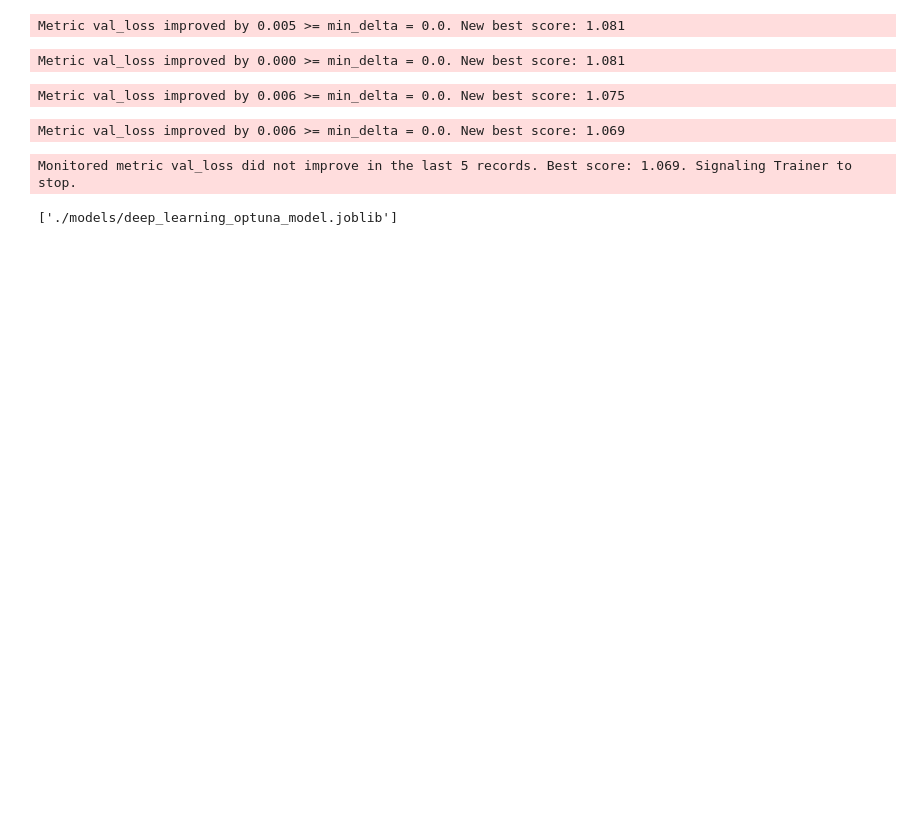
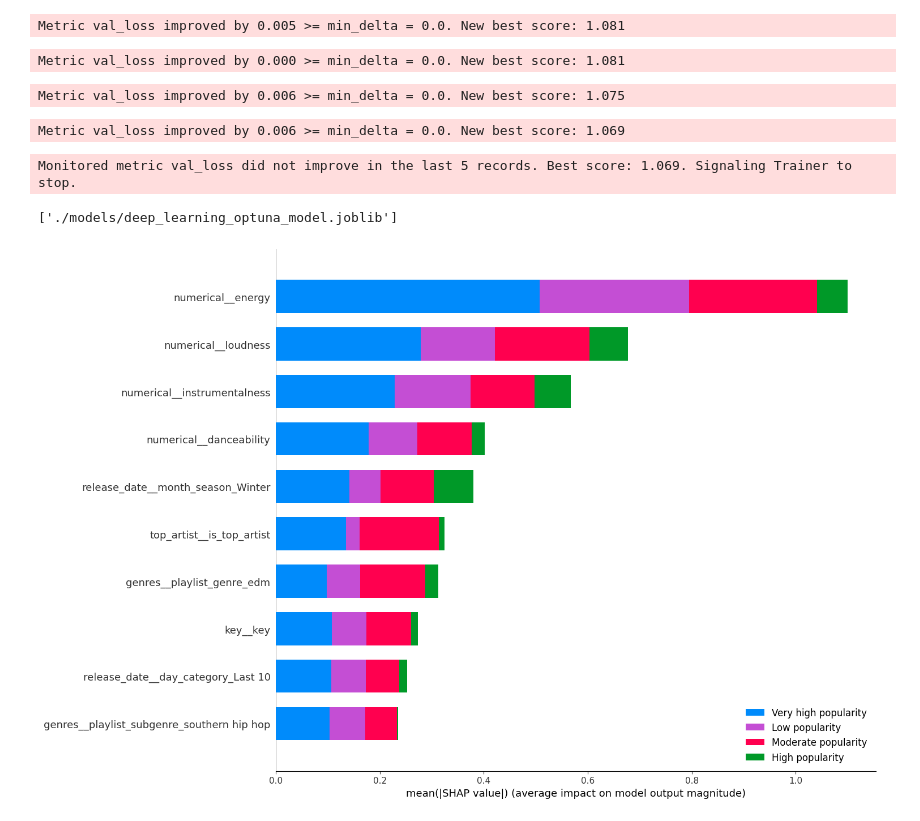
Before and after one commit to McGill-MMA-EnterpriseAnalytics/Spotify-Music, a Jupyter notebook: src/models/modeling.ipynb, the cells around one changed output. Saved outputs shown, nothing was run; the diff lists cells and outputs as text; code cells hidden in the pictures; blank space fills up the shorter version.

```diff
--- a/src/models/modeling.ipynb
+++ b/src/models/modeling.ipynb
@@ -413,3 +437,31 @@ Metric val_loss improved by 0.006 >= min_delta = 0.0. New best score: 1.075
 Metric val_loss improved by 0.006 >= min_delta = 0.0. New best score: 1.069
 Monitored metric val_loss did not improve in the last 5 records. Best score: 1.069. Signaling Trainer to stop.
 ['./models/deep_learning_optuna_model.joblib']
+# %%
+from train_lightning import ClassificationModel
+## Load the best model
+best_model = joblib.load("../../models/deep_learning_optuna_model.joblib")
+# %%
+X_train_tensor = torch.tensor(X_train_transformed.values, dtype=torch.float32)
+y_train_tensor = torch.tensor(y_train.values, dtype=torch.long)
+X_val_tensor = torch.tensor(X_test_transformed.values, dtype=torch.float32)
+y_val_tensor = torch.tensor(y_test.values, dtype=torch.long)
+# Create PyTorch datasets
+train_dataset = TensorDataset(X_train_tensor, y_train_tensor)
+val_dataset = TensorDataset(X_val_tensor, y_val_tensor)
+
+# Create PyTorch data loaders
+batch_size = 32
+train_loader = DataLoader(train_dataset, batch_size=batch_size, shuffle=True)
+val_loader = DataLoader(val_dataset, batch_size=batch_size)
+# %%
+
+# Run SHAP explainer on a few samples of the X_val data
+sample_indices = np.random.choice(X_val_tensor.shape[0], 100, replace=False)
+explainer = shap.DeepExplainer(best_model, X_train_tensor)
+shap_values = explainer.shap_values(X_val_tensor[sample_indices])
+
+# Plot the SHAP summary bar plot for the selected samples with updated class names
+shap.summary_plot(shap_values, X_test_transformed.iloc[sample_indices], class_names=['Low popularity', 'Moderate popularity', 'High popularity', 'Very high popularity'], max_display=10, plot_size=(15, 10))
+# %% [output]
+[figure, added]
```
Also changed, not shown: parts of 10 cells of this notebook, 53 other files.
